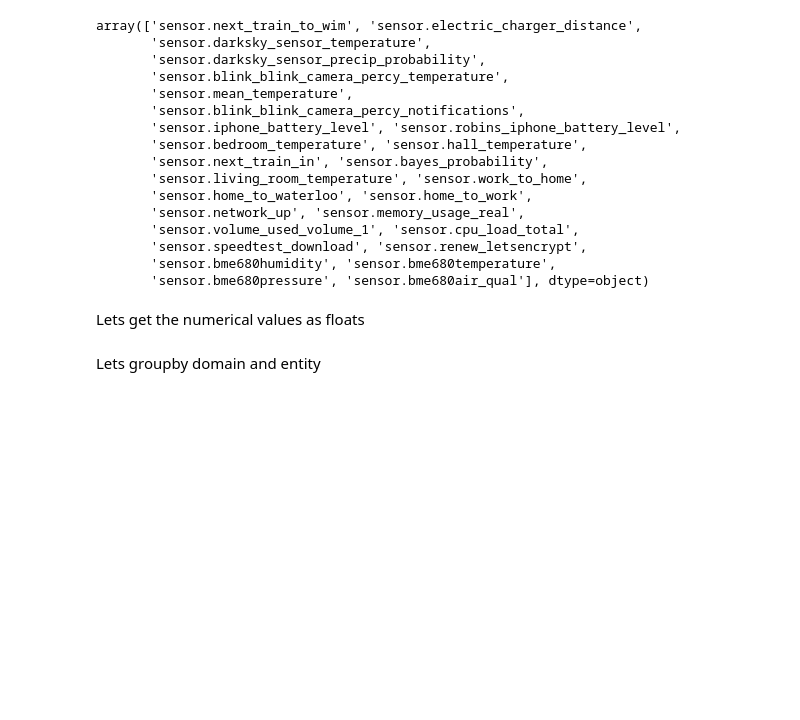
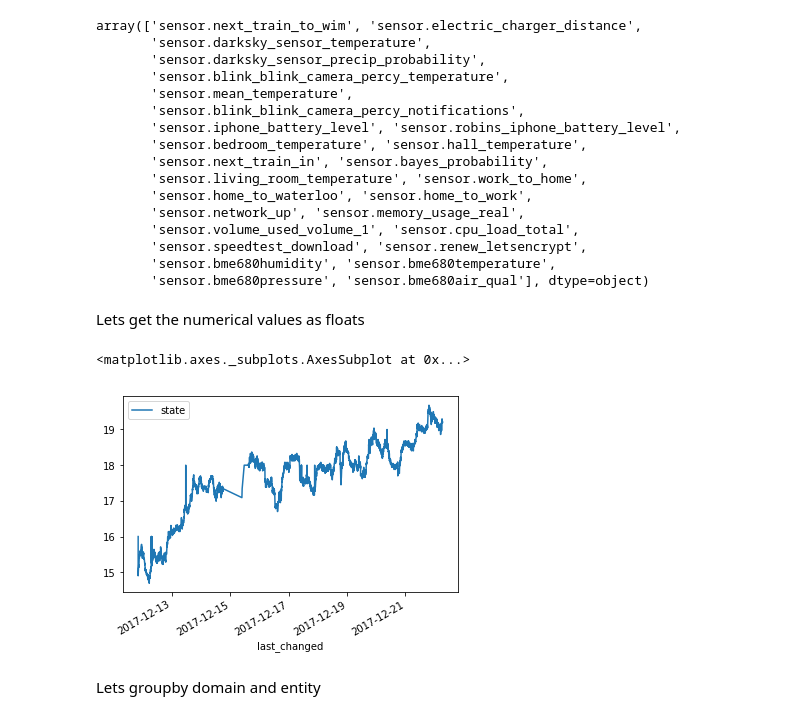
Before and after one commit to robmarkcole/HASS-data-science, a Jupyter notebook: HASS data science 22-12-2017.ipynb, the cells around one changed output. Cells and saved outputs as stored; diff of their text form; code cells hidden in the pictures; blank space fills up the shorter version.

```diff
--- a/HASS data science 22-12-2017.ipynb
+++ b/HASS data science 22-12-2017.ipynb
@@ -219,2 +234,3 @@ Create a main dataframe
 # %%
-df = allqueryDF[['entity','state','domain', 'last_changed']]
+df = allqueryDF[['domain', 'entity', 'last_changed', 'numerical', 'state']].set_index(['domain', 'entity', 'numerical', 'last_changed'])
+df.head()
@@ -264,6 +338,18 @@ array(['sensor.next_train_to_wim', 'sensor.electric_charger_distance',
        'sensor.bme680pressure', 'sensor.bme680air_qual'], dtype=object)
 # %% [markdown]
 Lets get the numerical values as floats
+# %%
+mean_temperature_sensor = df[df['entity'] == 'sensor.mean_temperature']
+# %%
+mean_temperature_sensor = mean_temperature_sensor[['state', 'last_changed']].set_index(['last_changed'])
+mean_temperature_sensor
+# %%
+mean_temperature_sensor['state'] = mean_temperature_sensor['state'].apply(lambda x: float(x))
+# %%
+mean_temperature_sensor.plot()
+# %% [output]
+<matplotlib.axes._subplots.AxesSubplot at 0x...>
+[figure, added]
 # %% [markdown]
 Lets groupby domain and entity
 # %%
```
Also changed, not shown: parts of 22 cells of this notebook.
